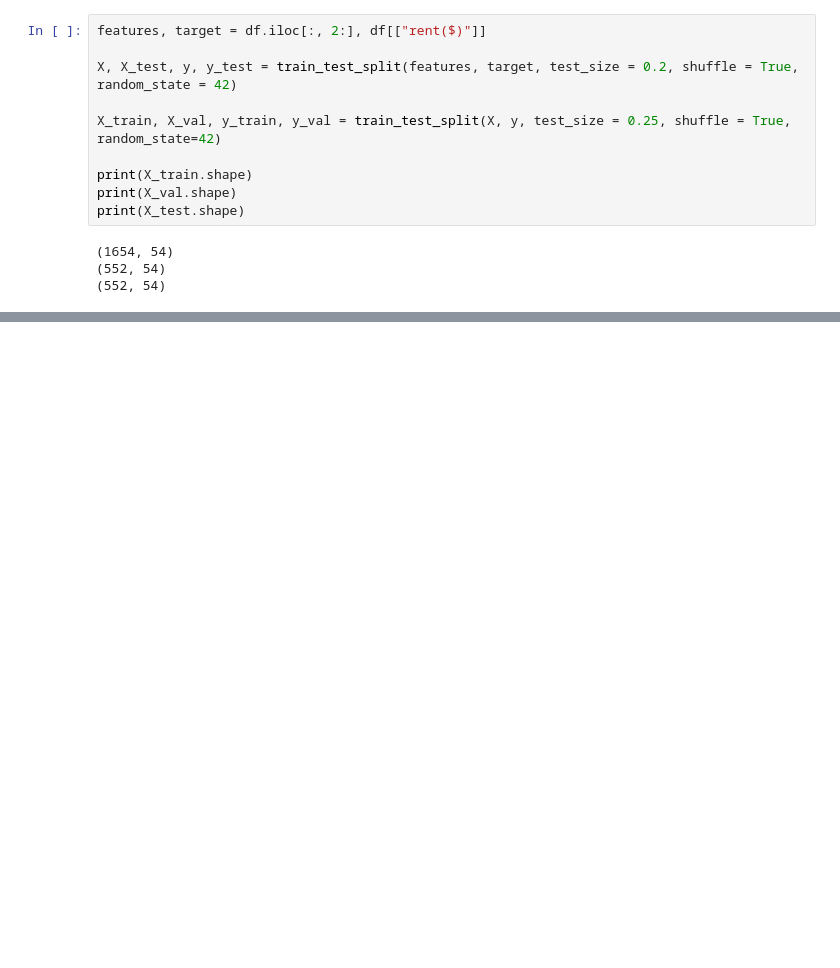
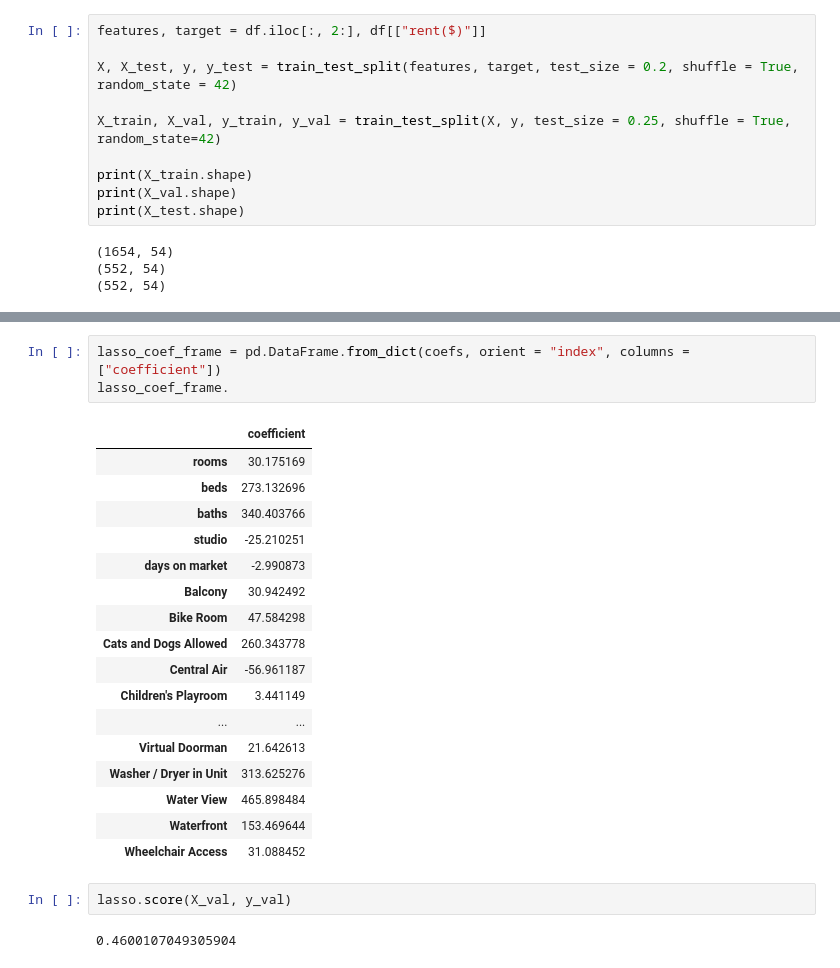
Before and after one commit to nickdellaquilo/Apartment-Regression, a Jupyter notebook: Final Regression.ipynb, the cells around one changed output, grey strips where cells are left out. Drawn from its saved outputs; the diff is of its cells as text; blank space fills up the shorter version.

```diff
--- a/Final Regression.ipynb
+++ b/Final Regression.ipynb
@@ -217,0 +295,25 @@ print(X_test.shape)
+# %%
+lasso_coef_frame = pd.DataFrame.from_dict(coefs, orient = "index", columns = ["coefficient"])
+lasso_coef_frame.
+# %% [output]
+|  | coefficient |
+| rooms | 30.175169 |
+| beds | 273.132696 |
+| baths | 340.403766 |
+| studio | -25.210251 |
+| days on market | -2.990873 |
+| Balcony | 30.942492 |
+| Bike Room | 47.584298 |
+| Cats and Dogs Allowed | 260.343778 |
+| Central Air | -56.961187 |
+| Children's Playroom | 3.441149 |
+| ... | ... |
+| Virtual Doorman | 21.642613 |
+| Washer / Dryer in Unit | 313.625276 |
+| Water View | 465.898484 |
+| Waterfront | 153.469644 |
+| Wheelchair Access | 31.088452 |
+# %%
+lasso.score(X_val, y_val)
+# %% [output]
+0.4600107049305904
```
Also changed, not shown: parts of 9 cells of this notebook.
